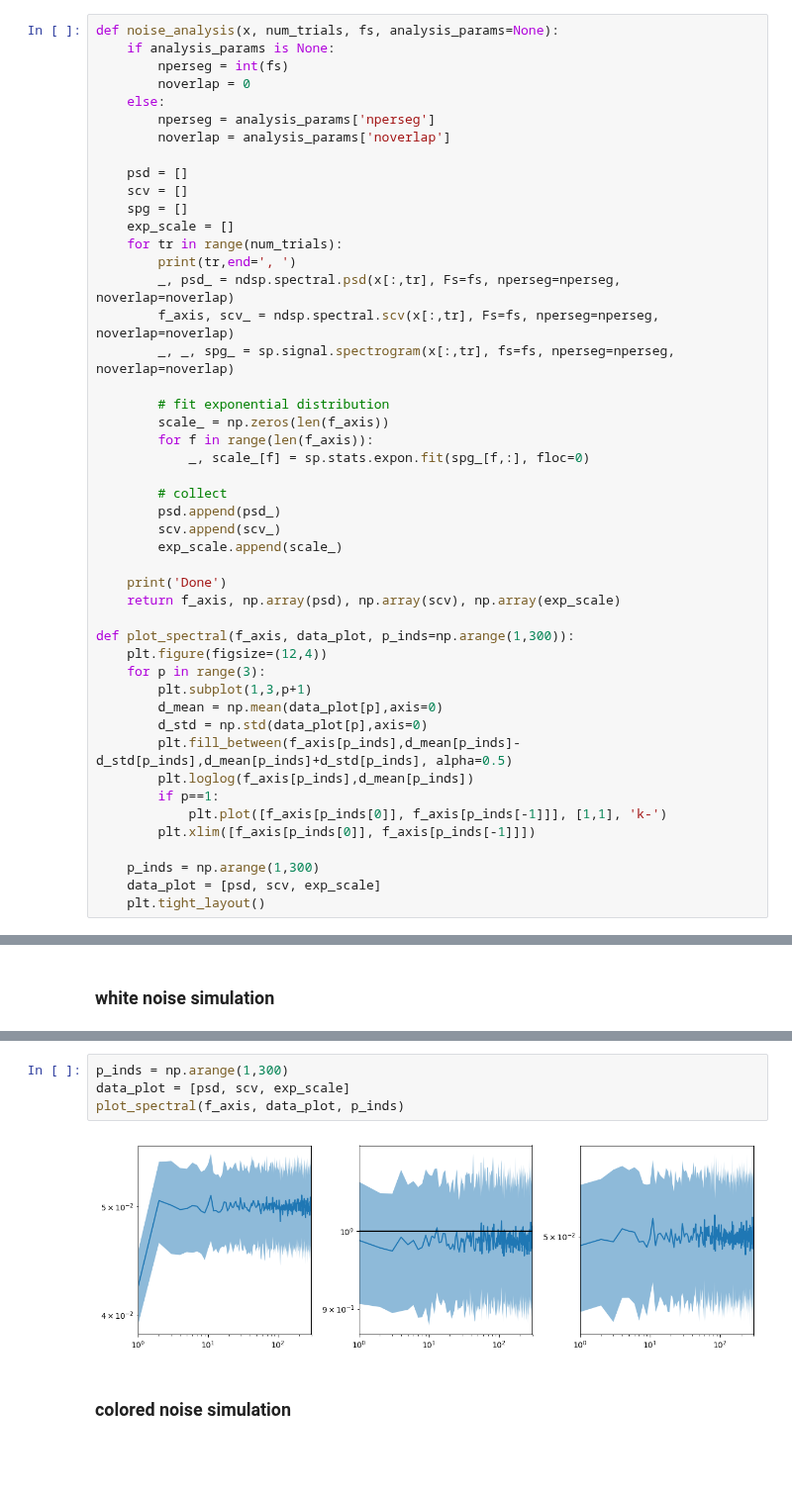
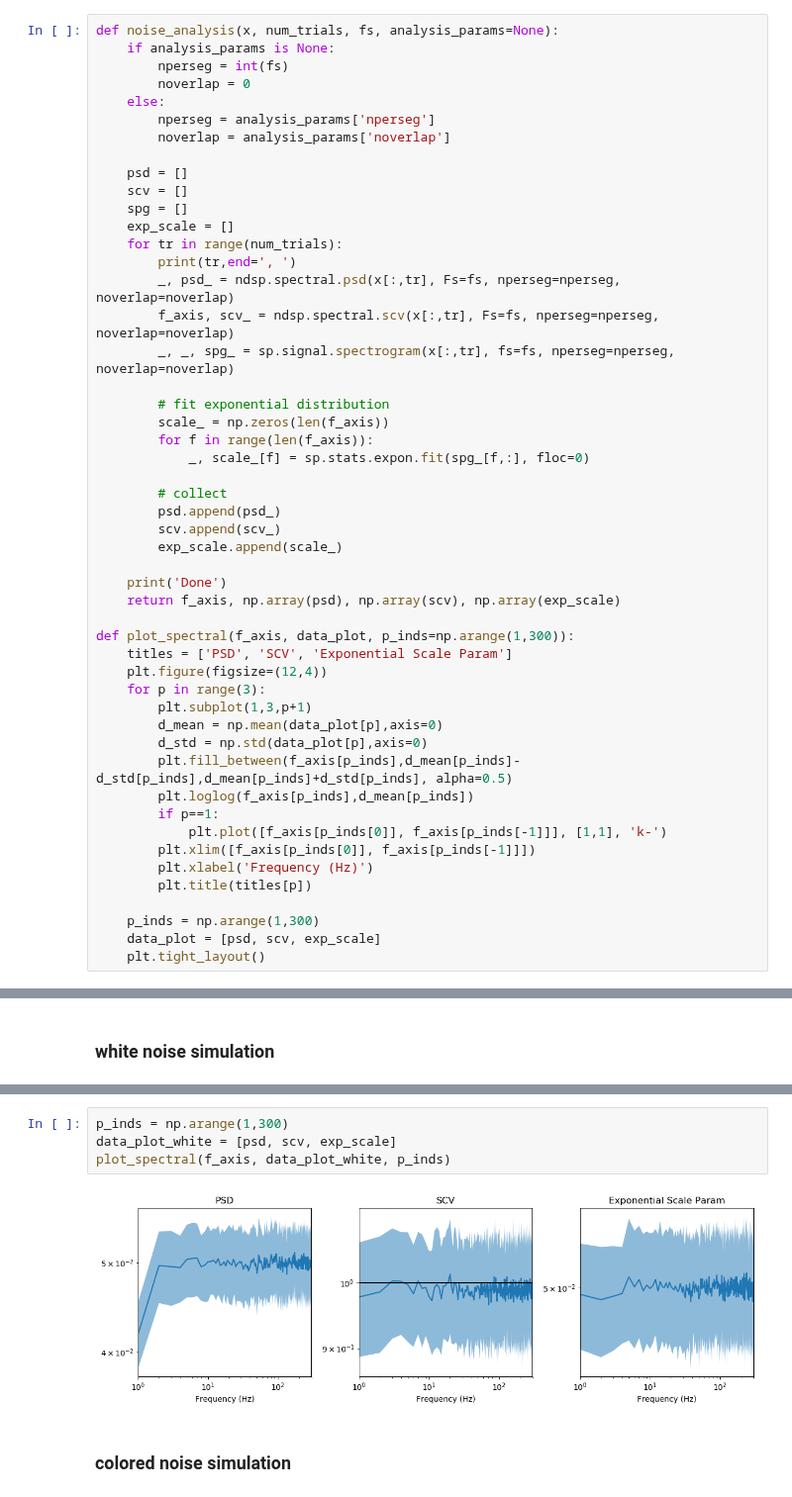
Before and after one commit to voytekresearch/SpectralCA, a Jupyter notebook: analysis_notebooks/noise_simulation.ipynb, the cells around one changed output, grey strips where cells are left out. Shown at 99% size. Cells and saved outputs as stored; diff of their text form; blank space fills up the shorter version.

```diff
--- a/analysis_notebooks/noise_simulation.ipynb
+++ b/analysis_notebooks/noise_simulation.ipynb
@@ -44,6 +44,7 @@ def noise_analysis(x, num_trials, fs, analysis_params=None):
     return f_axis, np.array(psd), np.array(scv), np.array(exp_scale)
 
 def plot_spectral(f_axis, data_plot, p_inds=np.arange(1,300)):
+    titles = ['PSD', 'SCV', 'Exponential Scale Param']
     plt.figure(figsize=(12,4))
     for p in range(3):
         plt.subplot(1,3,p+1)
@@ -54,6 +55,8 @@ def plot_spectral(f_axis, data_plot, p_inds=np.arange(1,300)):
         if p==1:
             plt.plot([f_axis[p_inds[0]], f_axis[p_inds[-1]]], [1,1], 'k-')
         plt.xlim([f_axis[p_inds[0]], f_axis[p_inds[-1]]])
+        plt.xlabel('Frequency (Hz)')
+        plt.title(titles[p])
 
     p_inds = np.arange(1,300)
     data_plot = [psd, scv, exp_scale]
@@ -78,10 +82,10 @@ f_axis, psd, scv, exp_scale = noise_analysis(x, num_trials, fs)
 0, 1, 2, 3, 4, 5, 6, 7, 8, 9, 10, 11, 12, 13, 14, 15, 16, 17, 18, 19, 20, 21, 22, 23, 24, 25, 26, 27, 28, 29, 30, 31, 32, 33, 34, 35, 36, 37, 38, 39, 40, 41, 42, 43, 44, 45, 46, 47, 48, 49, 50, 51, 52 ...
 # %%
 p_inds = np.arange(1,300)
-data_plot = [psd, scv, exp_scale]
-plot_spectral(f_axis, data_plot, p_inds)
+data_plot_white = [psd, scv, exp_scale]
+plot_spectral(f_axis, data_plot_white, p_inds)
 # %% [output]
-[figure, old version]
+[figure, new version]
 # %% [markdown]
 ### colored noise simulation
 # %%
```
Also changed, not shown: parts of 7 cells of this notebook, 1 other file.
